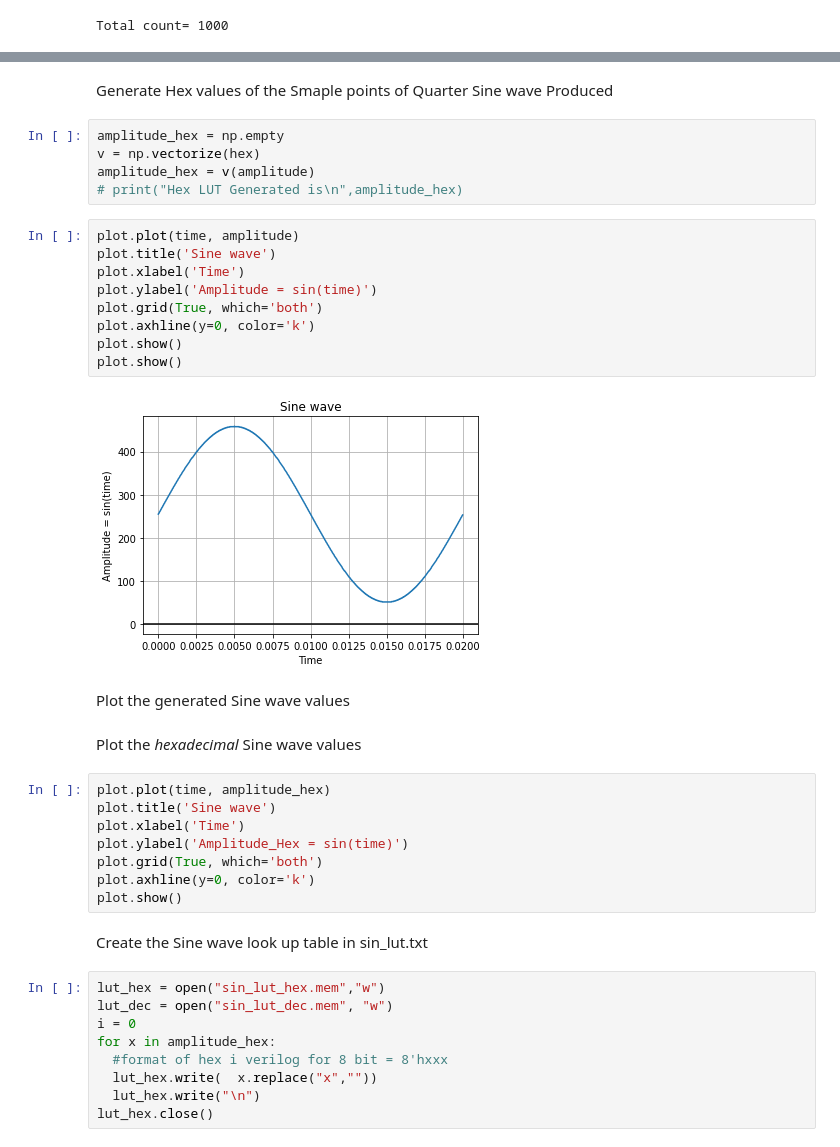
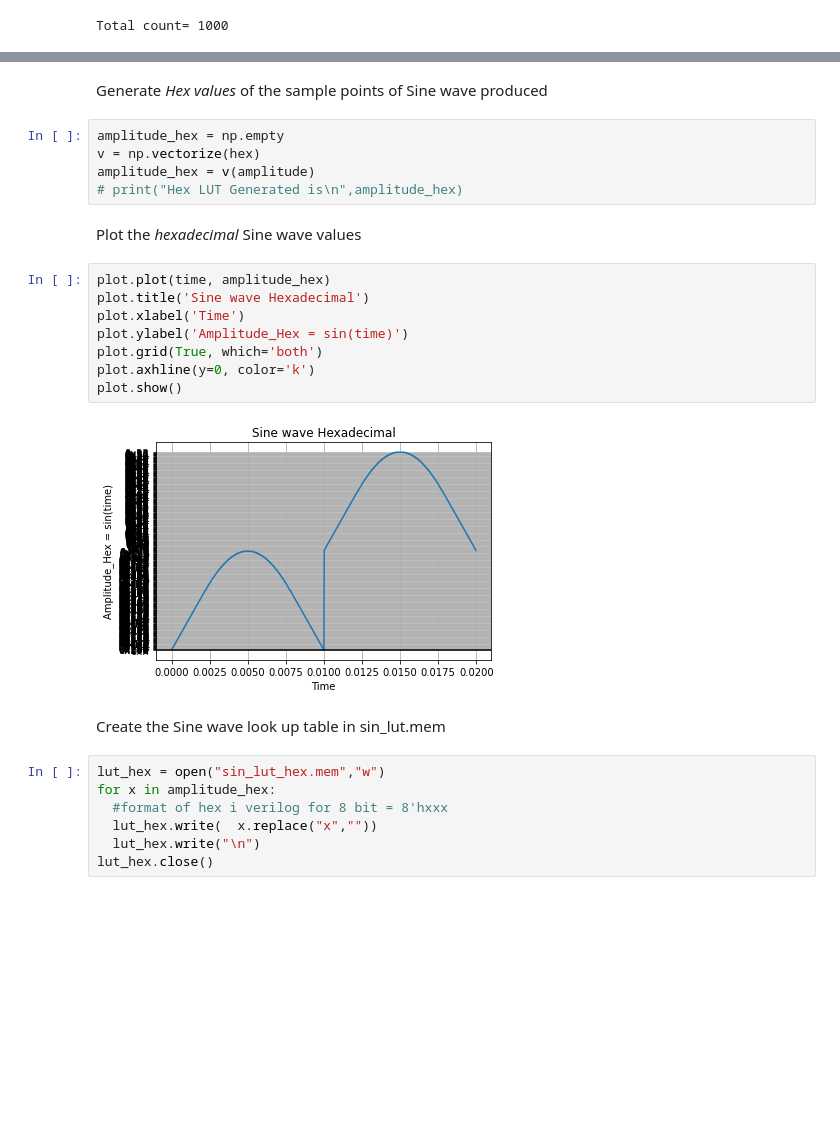
Before and after one commit to arjunvs888/Sine-wave-Look-Up-Table-Generator, a Jupyter notebook: LUT.ipynb, the cells around one changed output, grey strips where cells are left out. Saved outputs shown, nothing was run; the diff lists cells and outputs as text; blank space fills up the shorter version.

```diff
--- a/LUT.ipynb
+++ b/LUT.ipynb
@@ -20,39 +32,26 @@ Total count= 1000
 # %% [markdown]
-Generate Hex values of the Smaple points of Quarter Sine wave Produced
+Generate *Hex values* of the sample points of Sine wave produced
 # %%
 amplitude_hex = np.empty
 v = np.vectorize(hex)
 amplitude_hex = v(amplitude)
 # print("Hex LUT Generated is\n",amplitude_hex)
-# %%
-plot.plot(time, amplitude)
-plot.title('Sine wave')
-plot.xlabel('Time')
-plot.ylabel('Amplitude = sin(time)')
-plot.grid(True, which='both')
-plot.axhline(y=0, color='k')
-plot.show()
-plot.show()
-# %% [output]
-[figure, removed]
-# %% [markdown]
-Plot the generated Sine wave values
 # %% [markdown]
 Plot the *hexadecimal* Sine wave values
 # %%
 plot.plot(time, amplitude_hex)
-plot.title('Sine wave')
+plot.title('Sine wave Hexadecimal')
 plot.xlabel('Time')
 plot.ylabel('Amplitude_Hex = sin(time)')
 plot.grid(True, which='both')
 plot.axhline(y=0, color='k')
 plot.show()
+# %% [output]
+[figure, added]
 # %% [markdown]
-Create the Sine wave look up table in sin_lut.txt
+Create the Sine wave look up table in sin_lut.mem
 # %%
 lut_hex = open("sin_lut_hex.mem","w")
-lut_dec = open("sin_lut_dec.mem", "w")
-i = 0
 for x in amplitude_hex:
   #format of hex i verilog for 8 bit = 8'hxxx
   lut_hex.write(  x.replace("x",""))
```
Also changed, not shown: parts of 2 cells of this notebook.
